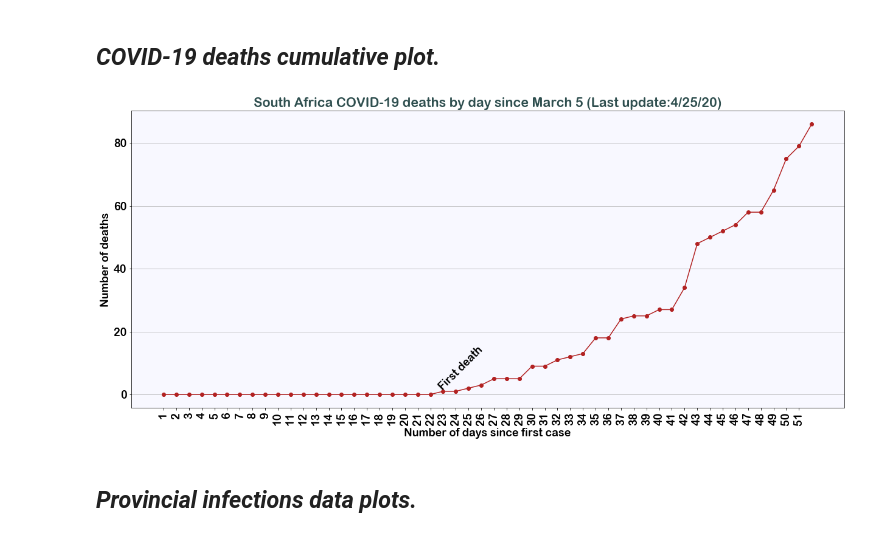
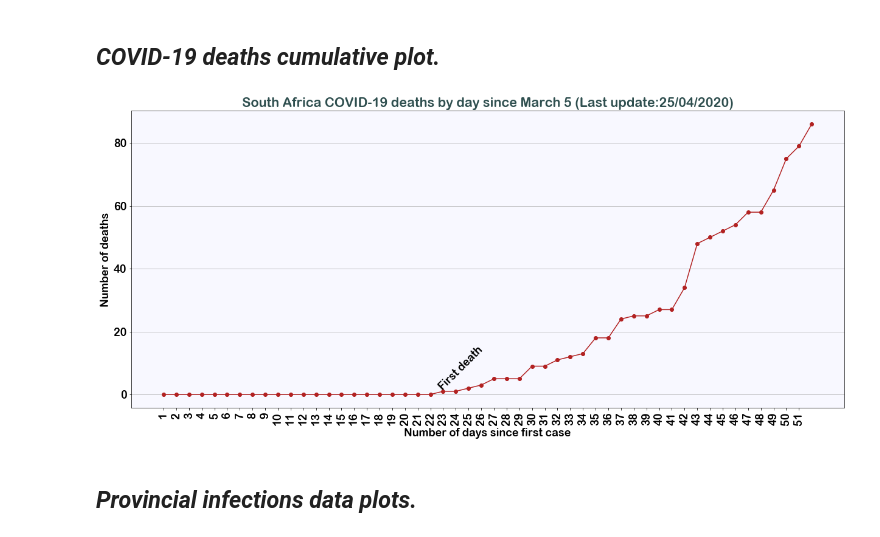
Before and after one commit to mckabuza/South-Africa-COVID-19-Data-Visualization, a Jupyter notebook: SA COVID-19 April.ipynb, the cells around one changed output. Drawn from its saved outputs; the diff is of its cells as text; code cells hidden in the pictures.

```diff
--- a/SA COVID-19 April.ipynb
+++ b/SA COVID-19 April.ipynb
@@ -63,21 +63,21 @@ plt.show()
 # %%
 SA_deaths = deaths[deaths['Country/Region']=='South Africa']
 x = np.arange(1,len(SA_deaths['Deaths'])+2,1)
 death=np.array(SA_deaths['Deaths'])
 deaths_updated=np.append(death,np.sum(provincial_data['Deaths']))
 
 #cumulative data plot
-plt.title('South Africa COVID-19 deaths by day since March 5 (Last update:{})'.format(dates[-1]))
+plt.title('South Africa COVID-19 deaths by day since March 5 (Last update:{})'.format(province.columns[-1]))
 plt.plot(x, deaths_updated,'r-o',color='firebrick') #line plot
 plt.text(22.5,1.5,'First death',color='black',rotation=45)
 plt.xticks(range(1,len(SA_deaths['Deaths'])+1), rotation=90)
 plt.xlabel("Number of days since first case")
 plt.ylabel("Number of deaths")
 plt.grid(axis='y')
 plt.savefig("./images/daily_death.jpeg")
 plt.show()
 # %% [output]
-[figure, old version]
+[figure, new version]
 # %% [markdown]
 ## **_Provincial infections data plots._**
 # %%
```
Also changed, not shown: parts of 2 cells of this notebook, 16 other files.
